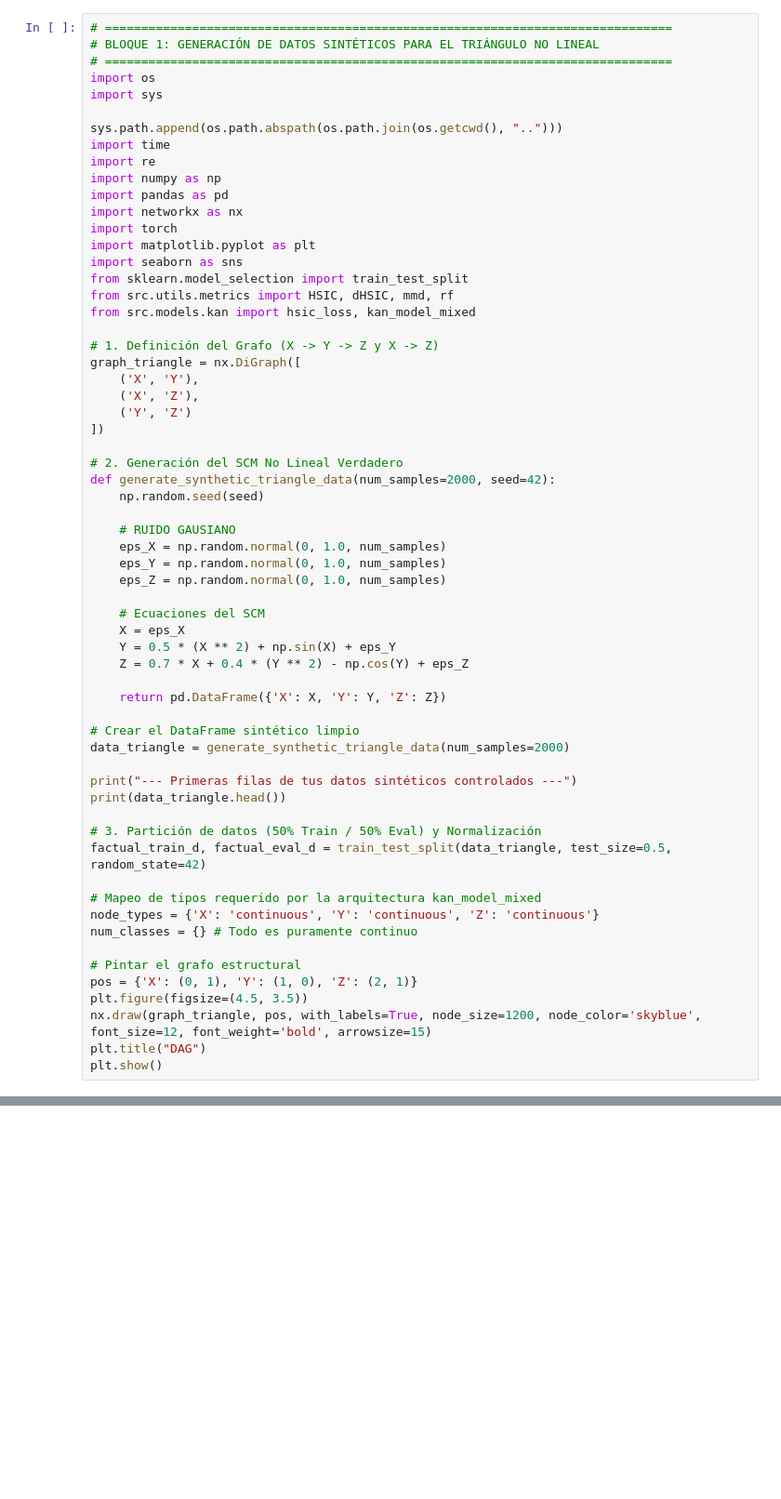
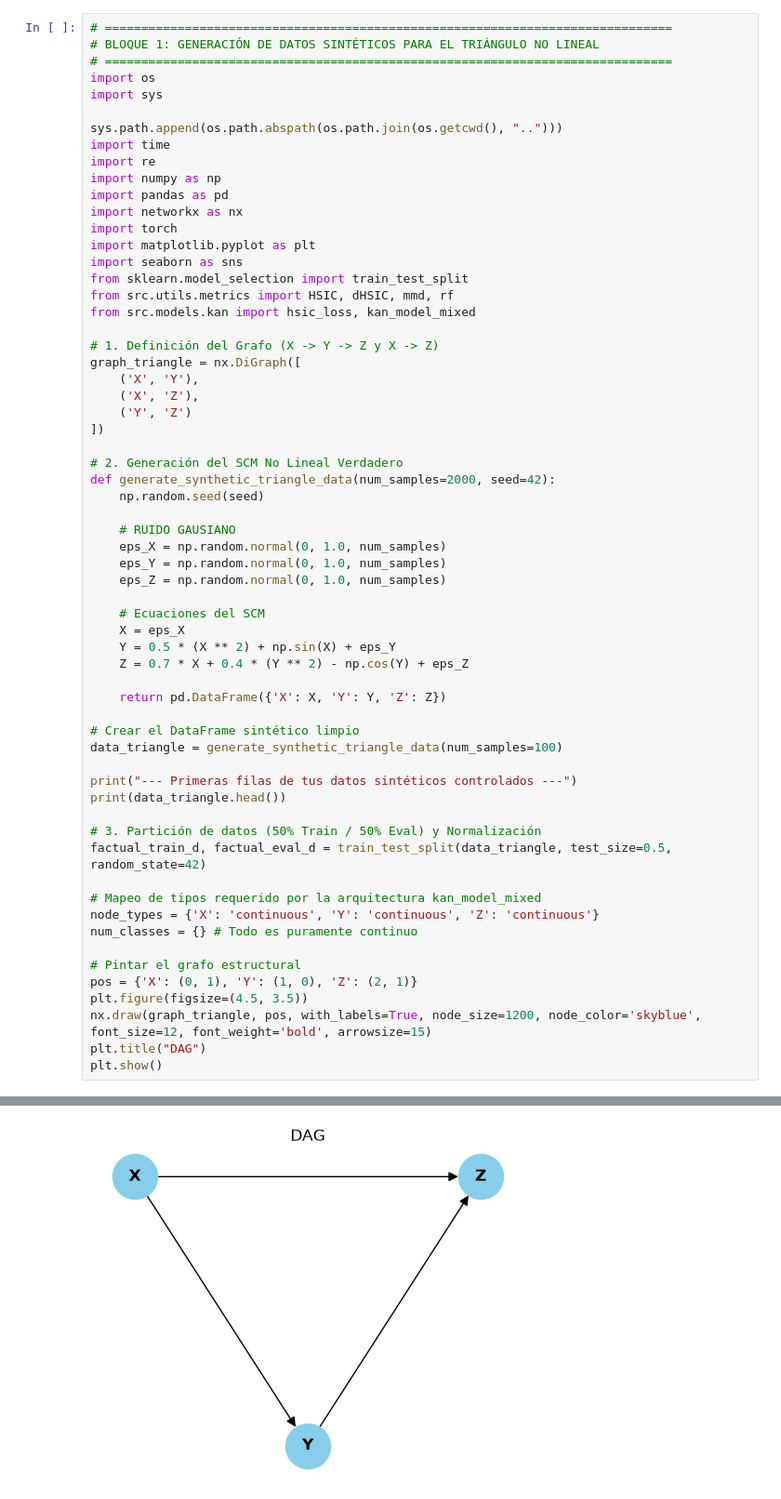
Before and after one commit to Claudia-Rodriguez2002/kacgm_hsic, a Jupyter notebook: notebooks/Ruido_Aditivo_Gausiano.ipynb, the cells around one changed output, grey strips where cells are left out. Shown at 93% size. Drawn from its saved outputs; the diff is of its cells as text; blank space fills up the shorter version.

```diff
--- a/notebooks/Ruido_Aditivo_Gausiano.ipynb
+++ b/notebooks/Ruido_Aditivo_Gausiano.ipynb
@@ -42,7 +42,7 @@ def generate_synthetic_triangle_data(num_samples=2000, seed=42):
     return pd.DataFrame({'X': X, 'Y': Y, 'Z': Z})
 
 # Crear el DataFrame sintético limpio
-data_triangle = generate_synthetic_triangle_data(num_samples=2000)
+data_triangle = generate_synthetic_triangle_data(num_samples=100)
 
 print("--- Primeras filas de tus datos sintéticos controlados ---")
 print(data_triangle.head())
@@ -65,3 +71,4 @@ ModuleNotFoundError: No module named 'models'
+[figure, added]
 # %%
 # ==============================================================================
 # BLOQUE 2: ENTRENAMIENTO MULTI-ESTRATEGIA EXCLUSIVO CON DATOS DE TRAIN
```
Also changed, not shown: parts of 3 cells of this notebook, 1 other file.
